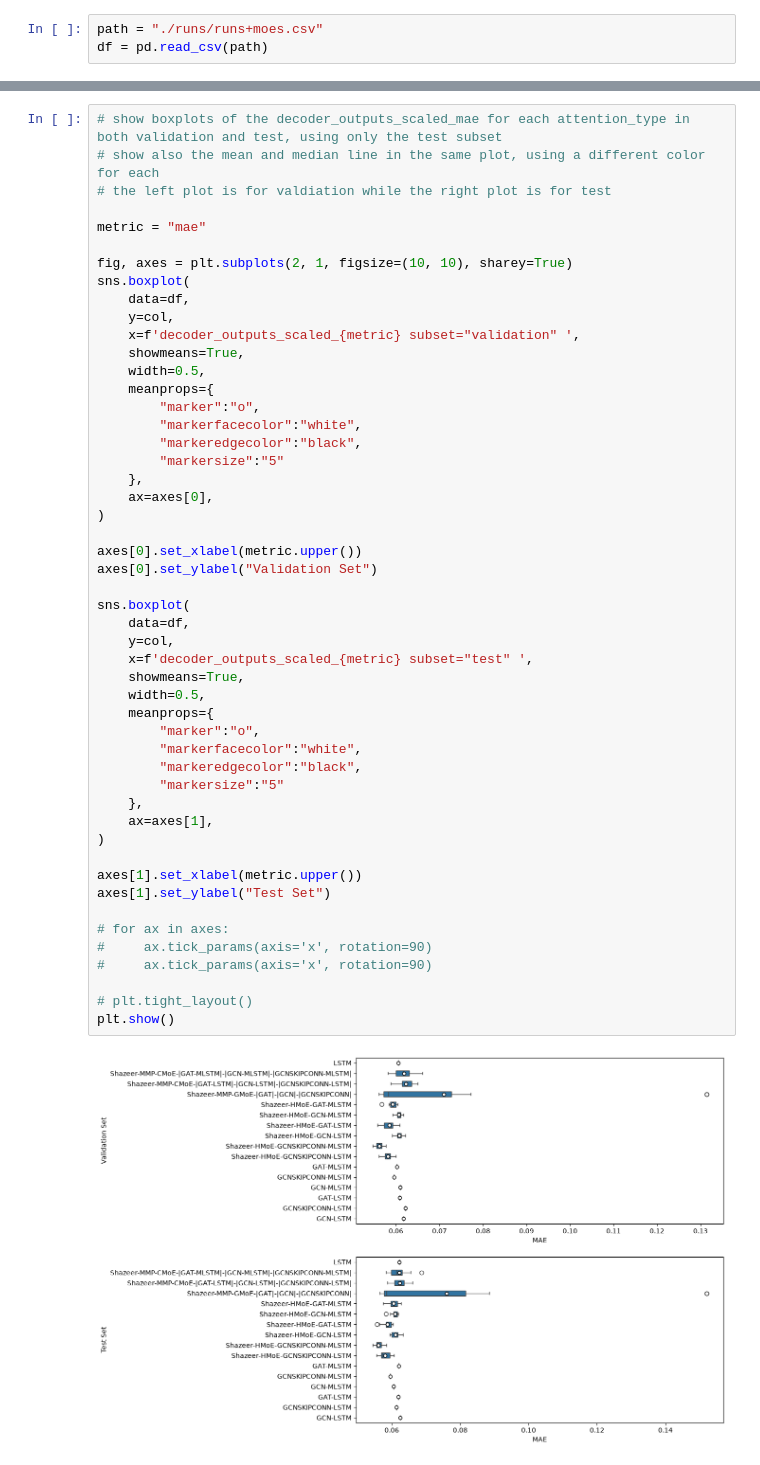
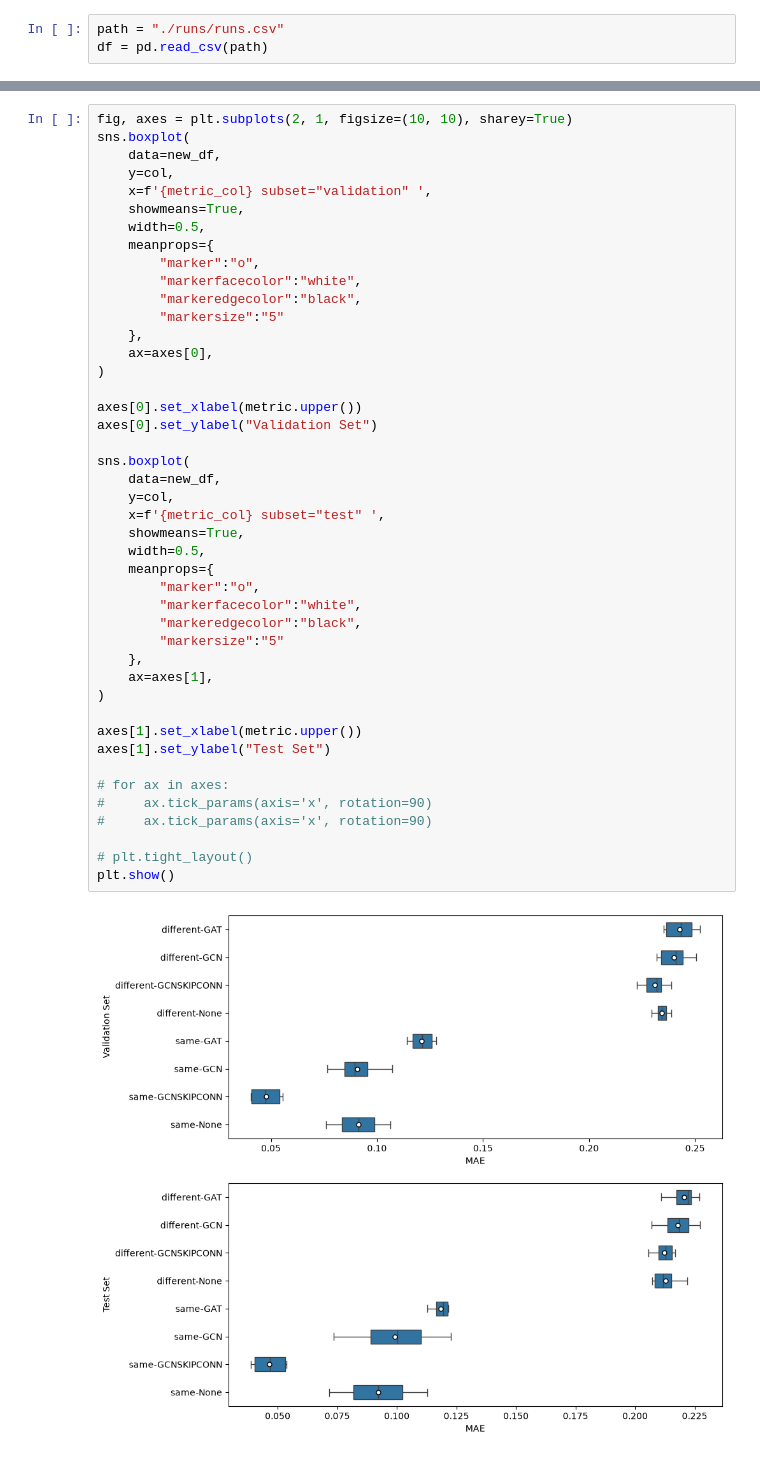
Before and after one commit to ashkihotah/spatio-temporal-forecasting, a Jupyter notebook: notebooks/hpo.ipynb, the cells around one changed output, grey strips where cells are left out. Cells and saved outputs as stored; diff of their text form.

```diff
--- a/notebooks/hpo.ipynb
+++ b/notebooks/hpo.ipynb
@@ -5,3 +7,3 @@ import matplotlib.pyplot as plt
 # %%
-path = "./runs/runs+moes.csv"
+path = "./runs/runs.csv"
 df = pd.read_csv(path)
@@ -116,16 +244,10 @@ meta.dataset
 Name: count, dtype: int64
 # %%
-# show boxplots of the decoder_outputs_scaled_mae for each attention_type in both validation and test, using only the test subset
-# show also the mean and median line in the same plot, using a different color for each
-# the left plot is for valdiation while the right plot is for test
-
-metric = "mae"
-
 fig, axes = plt.subplots(2, 1, figsize=(10, 10), sharey=True)
 sns.boxplot(
-    data=df,
+    data=new_df,
     y=col,
-    x=f'decoder_outputs_scaled_{metric} subset="validation" ',
+    x=f'{metric_col} subset="validation" ',
     showmeans=True,
     width=0.5,
     meanprops={
@@ -136,36 +258,36 @@ sns.boxplot(
     },
     ax=axes[0],
 )
 
 axes[0].set_xlabel(metric.upper())
 axes[0].set_ylabel("Validation Set")
 
 sns.boxplot(
-    data=df,
+    data=new_df,
     y=col,
-    x=f'decoder_outputs_scaled_{metric} subset="test" ',
+    x=f'{metric_col} subset="test" ',
     showmeans=True,
     width=0.5,
     meanprops={
         "marker":"o",
         "markerfacecolor":"white",
         "markeredgecolor":"black",
         "markersize":"5"
     },
     ax=axes[1],
 )
 
 axes[1].set_xlabel(metric.upper())
 axes[1].set_ylabel("Test Set")
 
 # for ax in axes:
 #     ax.tick_params(axis='x', rotation=90)
 #     ax.tick_params(axis='x', rotation=90)
 
 # plt.tight_layout()
 plt.show()
 # %% [output]
-[figure, old version]
+[figure, new version]
 # %%
 fig = plt.figure(figsize=(10, 4))
 axis = plt.gca()
```
Also changed, not shown: parts of 14 cells of this notebook, 3 other files.
